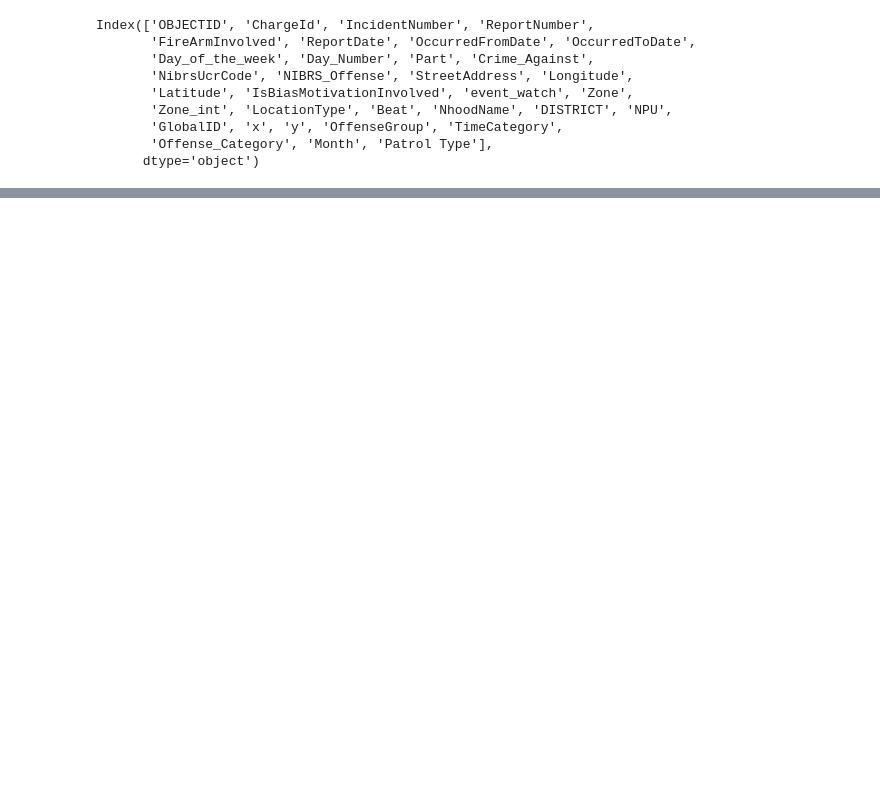
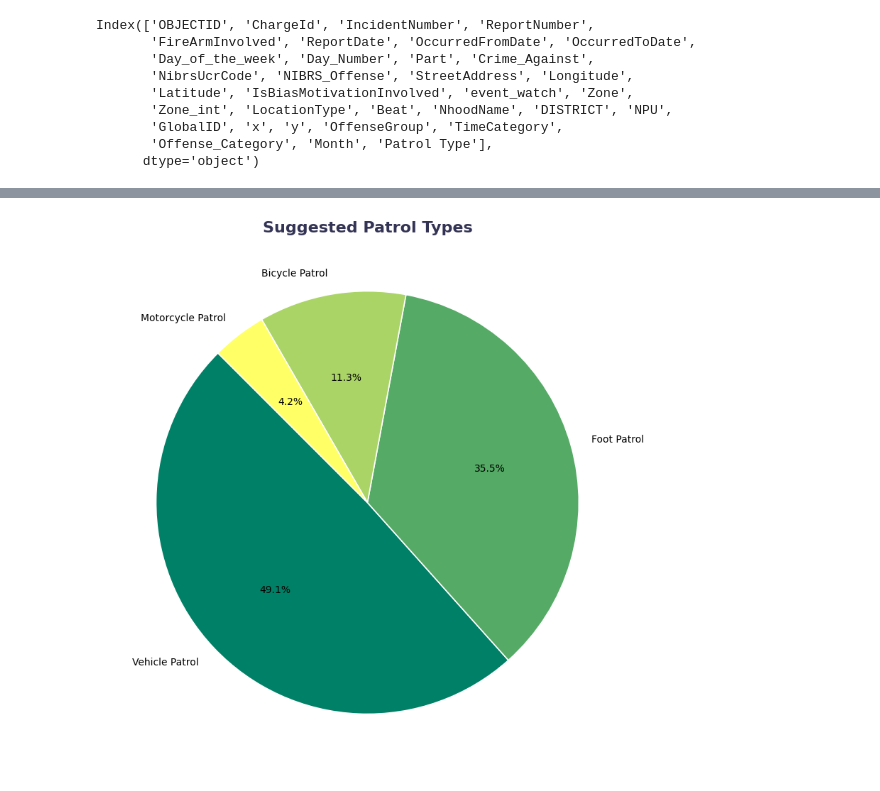
Before and after one commit to ShreyaChivilkar/ATLSHIELD, a Jupyter notebook: EDA.ipynb, the cells around one changed output, grey strips where cells are left out. Drawn from its saved outputs; the diff is of its cells as text; code cells hidden in the pictures; blank space fills up the shorter version.

```diff
--- a/EDA.ipynb
+++ b/EDA.ipynb
@@ -706,0 +688,26 @@ df.to_csv('encoded_crime_data.csv', index=False)
+# %%
+import matplotlib.pyplot as plt
+import numpy as np
+
+# Get counts and labels
+patrol_counts = df['PatrolType'].value_counts()
+labels = patrol_counts.index
+
+# Generate cool colormap (as many as there are patrol types)
+cool_colormap = plt.cm.summer(np.linspace(0, 1, len(patrol_counts)))
+
+# Plot pie chart
+plt.figure(figsize=(8, 8))
+plt.pie(
+    patrol_counts,
+    labels=labels,
+    autopct='%1.1f%%',
+    startangle=135,
+    colors=cool_colormap,
+    wedgeprops={'edgecolor': 'white', 'linewidth': 1.2}
+)
+plt.title("Suggested Patrol Types", fontsize=16, weight='bold', color='#333355')
+plt.tight_layout()
+plt.show()
+# %% [output]
+[figure, added]
```
Also changed, not shown: parts of 8 cells of this notebook.
